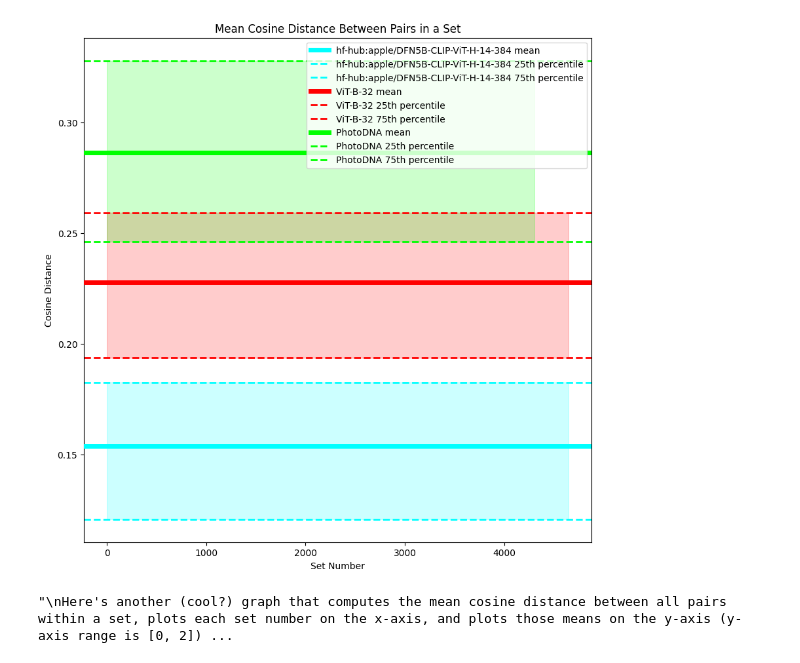
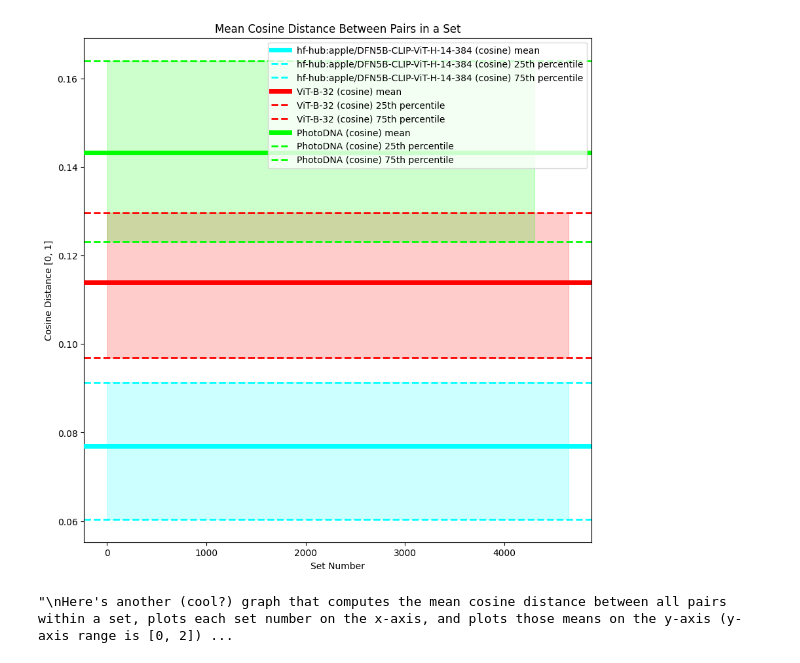
Before and after one commit to UMass-Rescue/RescueCLIP, a Jupyter notebook: scripts/cuhk_embeddings/cuhk_vector_distribution.ipynb, the cells around one changed output. Saved outputs shown, nothing was run; the diff lists cells and outputs as text; code cells hidden in the pictures.

```diff
--- a/scripts/cuhk_embeddings/cuhk_vector_distribution.ipynb
+++ b/scripts/cuhk_embeddings/cuhk_vector_distribution.ipynb
@@ -59,7 +62,7 @@ import math
 
 type SetMetrics = dict[int, tuple[np.floating, np.floating]]
 
-def get_set_metrics_for_collection_config(collection_config: CollectionConfig, sets: cuhk.SetNumToImagesMap, number_of_images_in_sets: int) -> SetMetrics:
+def get_set_metrics_for_collection_config(collection_config: CollectionConfig, sets: cuhk.SetNumToImagesMap, number_of_images_in_sets: int, distance_metric: Literal["cosine"]) -> SetMetrics:
     collection = client.collections.get(collection_config.name)
     number_of_objects: int = collection.aggregate.over_all(total_count=True).total_count # type: ignore
     logger.info(f"Number of objects %s", number_of_objects)
@@ -79,7 +82,18 @@ def get_set_metrics_for_collection_config(collection_config: CollectionConfig, s
         image_vectors = [image.vector["embedding"] for image in images]
         X = np.array(image_vectors)
         assert X.shape[0] == 4, f"Expected 4 rows but got {X.shape[0]}"
-        distances = pdist(X, metric='cosine')
+
+        if distance_metric == "cosine":
+            # Compute cosine distances
+            distances = pdist(X, metric='cosine')
+
+            # Normalize distances
+            distances /=  2     # move the range of distances from [0, 2] to [0, 1]
+
+        else:
+            raise ValueError(f"Invalid distance metric {distance_metric}")
+
+
         assert distances.shape[0] == math.comb(len(sets[sett]), 2), f"Expected {math.comb(len(sets[sett]), 2)} distances but got {distances.shape[0]}"
 
         avg = np.mean(distances)
@@ -133,7 +169,9 @@ collection_configs = [CUHK_Apple_Collection, CUHK_ViT_B_32_Collection]
 
 all_data: dict[str, SetMetrics] = {}
 
+clip_distance_function = 'cosine'
+
 for collection_config in collection_configs:
-    set_to_metrics = get_set_metrics_for_collection_config(collection_config, sets, number_of_images_in_sets)
-    all_data[collection_config.model_config.model_name] = set_to_metrics
+    set_to_metrics = get_set_metrics_for_collection_config(collection_config, sets, number_of_images_in_sets, clip_distance_function)
+    all_data[collection_config.model_config.model_name + f' ({clip_distance_function})'] = set_to_metrics
 # %% [output]
@@ -142,4 +180,5 @@ for collection_config in collection_configs:
 # %%
 # PDNA
-all_data['PhotoDNA'] = get_set_metrics_for_pdna(sets, number_of_images_in_sets)
+pdna_distance_function = 'cosine'
+all_data[f'PhotoDNA ({pdna_distance_function})'] = get_set_metrics_for_pdna(sets, number_of_images_in_sets, pdna_distance_function)
 # %% [output]
@@ -209,7 +313,10 @@ for i, (model_name, set_to_metrics) in enumerate(all_data.items()):
 
 # Create an errorbar plot
 plt.xlabel("Set Number")
-plt.ylabel("Cosine Distance")
+if clip_distance_function == pdna_distance_function == 'cosine':
+    plt.ylabel("Cosine Distance [0, 1]")
+else:
+    plt.ylabel("Distance [0, 1]")
 plt.title("Mean Cosine Distance Between Pairs in a Set")
 # plt.ylim(0, 2)  # Set y-axis limits between 0 and 2
 plt.legend()
@@ -228,2 +335,2 @@ We can see the clear separation between two CLIP models (how they compare in the
-[figure, old version]
+[figure, new version]
 "\nHere's another (cool?) graph that computes the mean cosine distance between all pairs within a set, plots each set number on the x-axis, and plots those means on the y-axis (y-axis range is [0, 2]) ...
```
Also changed, not shown: parts of 8 cells of this notebook.
